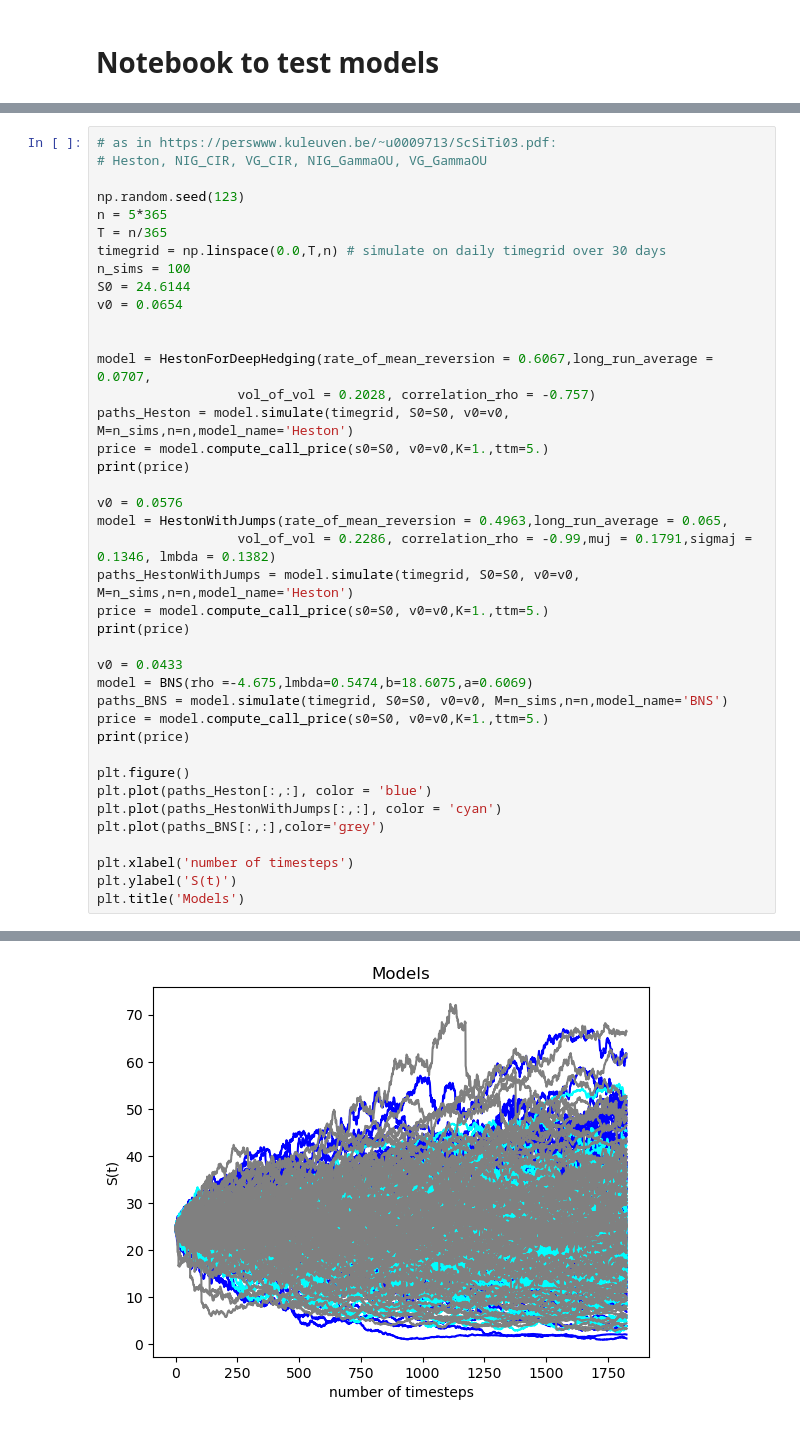
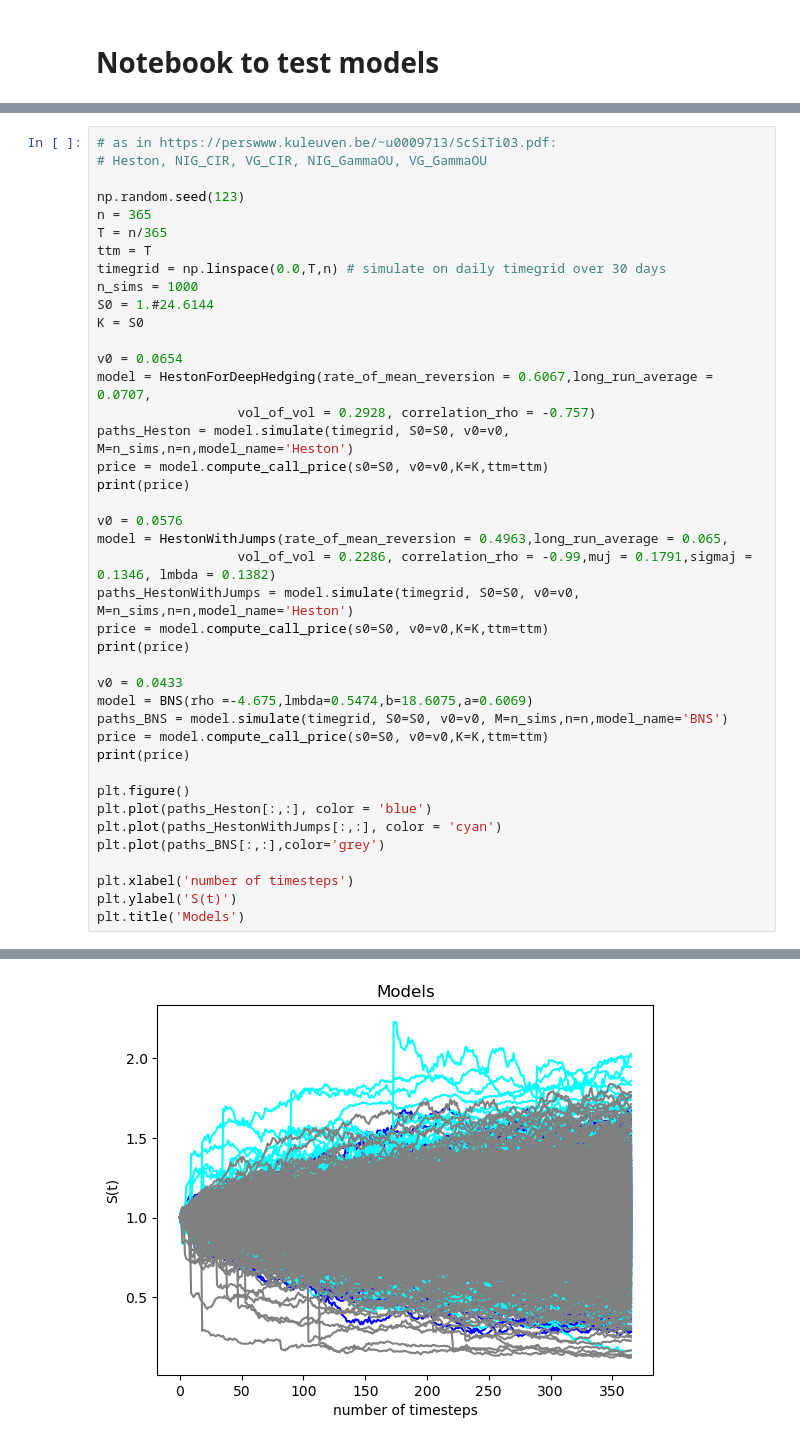
Before and after one commit to RIVACON/RiVaPy, a Jupyter notebook: sandbox/vanillaoption/models.ipynb, the cells around one changed output, grey strips where cells are left out. Cells and saved outputs as stored; diff of their text form.

Commit message:
models for DH

```diff
--- a/sandbox/vanillaoption/models.ipynb
+++ b/sandbox/vanillaoption/models.ipynb
@@ -26,31 +27,32 @@ The autoreload extension is already loaded. To reload it, use:
 # Heston, NIG_CIR, VG_CIR, NIG_GammaOU, VG_GammaOU
 
 np.random.seed(123)
-n = 5*365
+n = 365
 T = n/365
+ttm = T
 timegrid = np.linspace(0.0,T,n) # simulate on daily timegrid over 30 days
-n_sims = 100
-S0 = 24.6144
+n_sims = 1000
+S0 = 1.#24.6144
+K = S0
+
 v0 = 0.0654
-
-
 model = HestonForDeepHedging(rate_of_mean_reversion = 0.6067,long_run_average = 0.0707,
-                  vol_of_vol = 0.2028, correlation_rho = -0.757)
+                  vol_of_vol = 0.2928, correlation_rho = -0.757)
 paths_Heston = model.simulate(timegrid, S0=S0, v0=v0, M=n_sims,n=n,model_name='Heston')
-price = model.compute_call_price(s0=S0, v0=v0,K=1.,ttm=5.)
+price = model.compute_call_price(s0=S0, v0=v0,K=K,ttm=ttm)
 print(price)
 
 v0 = 0.0576
 model = HestonWithJumps(rate_of_mean_reversion = 0.4963,long_run_average = 0.065,
                   vol_of_vol = 0.2286, correlation_rho = -0.99,muj = 0.1791,sigmaj = 0.1346, lmbda = 0.1382)
 paths_HestonWithJumps = model.simulate(timegrid, S0=S0, v0=v0, M=n_sims,n=n,model_name='Heston')
-price = model.compute_call_price(s0=S0, v0=v0,K=1.,ttm=5.)
+price = model.compute_call_price(s0=S0, v0=v0,K=K,ttm=ttm)
 print(price)
 
 v0 = 0.0433
 model = BNS(rho =-4.675,lmbda=0.5474,b=18.6075,a=0.6069)
 paths_BNS = model.simulate(timegrid, S0=S0, v0=v0, M=n_sims,n=n,model_name='BNS')
-price = model.compute_call_price(s0=S0, v0=v0,K=1.,ttm=5.)
+price = model.compute_call_price(s0=S0, v0=v0,K=K,ttm=ttm)
 print(price)
 
 plt.figure()
@@ -68,2 +70,2 @@ plt.title('Models')
 Text(0.5, 1.0, 'Models')
-[figure, old version]
+[figure, new version]
```
Also changed, not shown: parts of 4 cells of this notebook, 2 other files.
